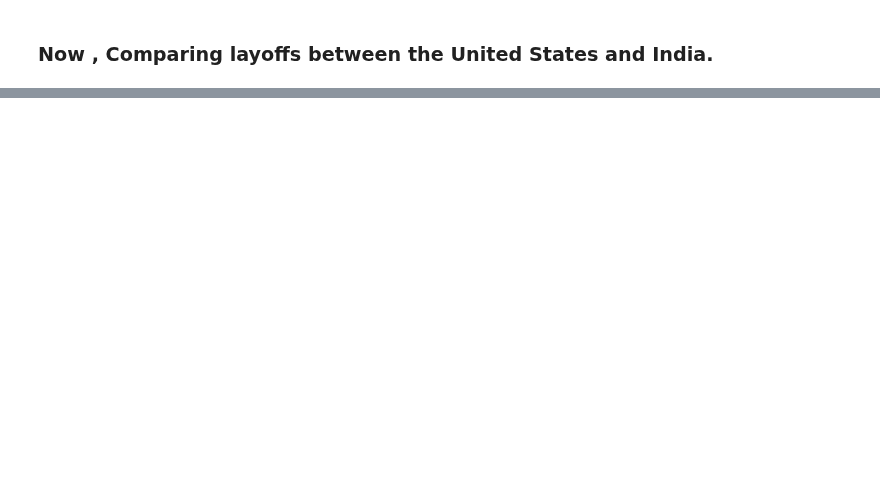
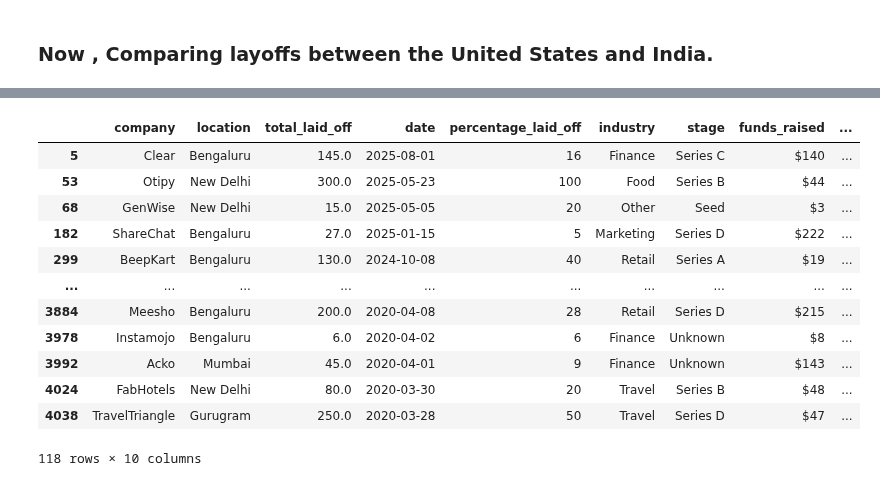
Before and after one commit to neerajcodes888/Recent-Layoffs-Case-Study, a Jupyter notebook: study.ipynb, the cells around one changed output, grey strips where cells are left out. Cells and saved outputs as stored; diff of their text form; code cells hidden in the pictures; blank space fills up the shorter version.

```diff
--- a/study.ipynb
+++ b/study.ipynb
@@ -472,0 +498,16 @@ Text(0.5, 1.0, 'City VS Layoffs')
+# %%
+data[data['country']=='India']
+# %% [output]
+|  | company | location | total_laid_off | date | percentage_laid_off | industry | stage | funds_raised | ... |
+| 5 | Clear | Bengaluru | 145.0 | 2025-08-01 | 16 | Finance | Series C | $140 | ... |
+| 53 | Otipy | New Delhi | 300.0 | 2025-05-23 | 100 | Food | Series B | $44 | ... |
+| 68 | GenWise | New Delhi | 15.0 | 2025-05-05 | 20 | Other | Seed | $3 | ... |
+| 182 | ShareChat | Bengaluru | 27.0 | 2025-01-15 | 5 | Marketing | Series D | $222 | ... |
+| 299 | BeepKart | Bengaluru | 130.0 | 2024-10-08 | 40 | Retail | Series A | $19 | ... |
+| ... | ... | ... | ... | ... | ... | ... | ... | ... | ... |
+| 3884 | Meesho | Bengaluru | 200.0 | 2020-04-08 | 28 | Retail | Series D | $215 | ... |
+| 3978 | Instamojo | Bengaluru | 6.0 | 2020-04-02 | 6 | Finance | Unknown | $8 | ... |
+| 3992 | Acko | Mumbai | 45.0 | 2020-04-01 | 9 | Finance | Unknown | $143 | ... |
+| 4024 | FabHotels | New Delhi | 80.0 | 2020-03-30 | 20 | Travel | Series B | $48 | ... |
+| 4038 | TravelTriangle | Gurugram | 250.0 | 2020-03-28 | 50 | Travel | Series D | $47 | ... |
+118 rows × 10 columns
```
Also changed, not shown: parts of 8 cells of this notebook.
